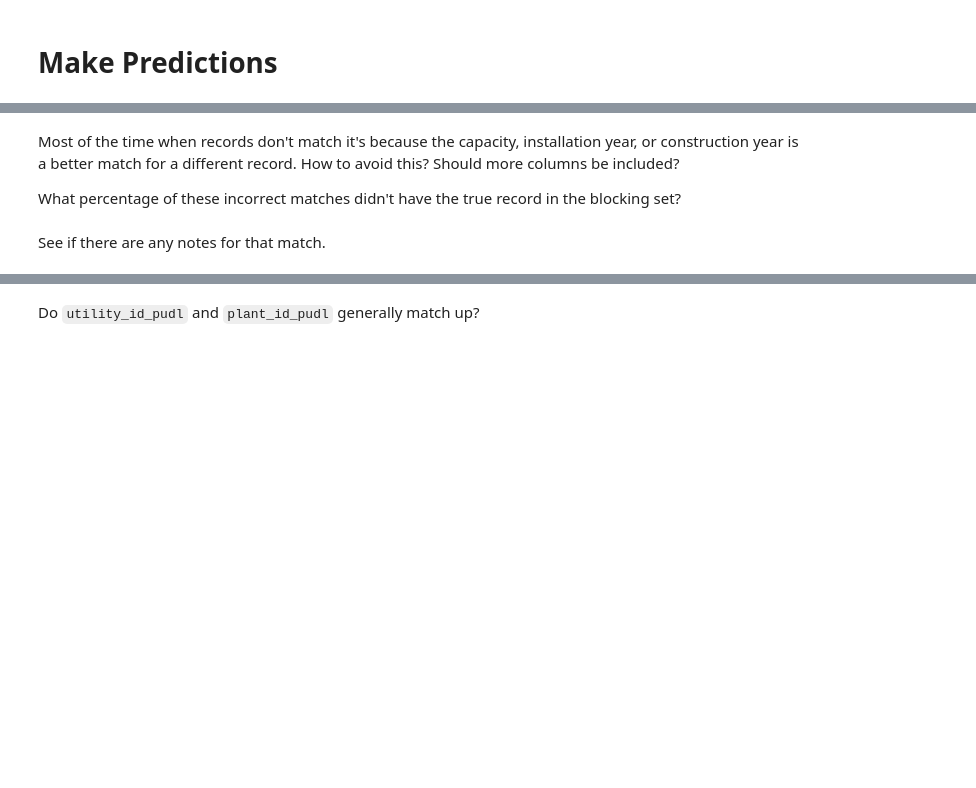
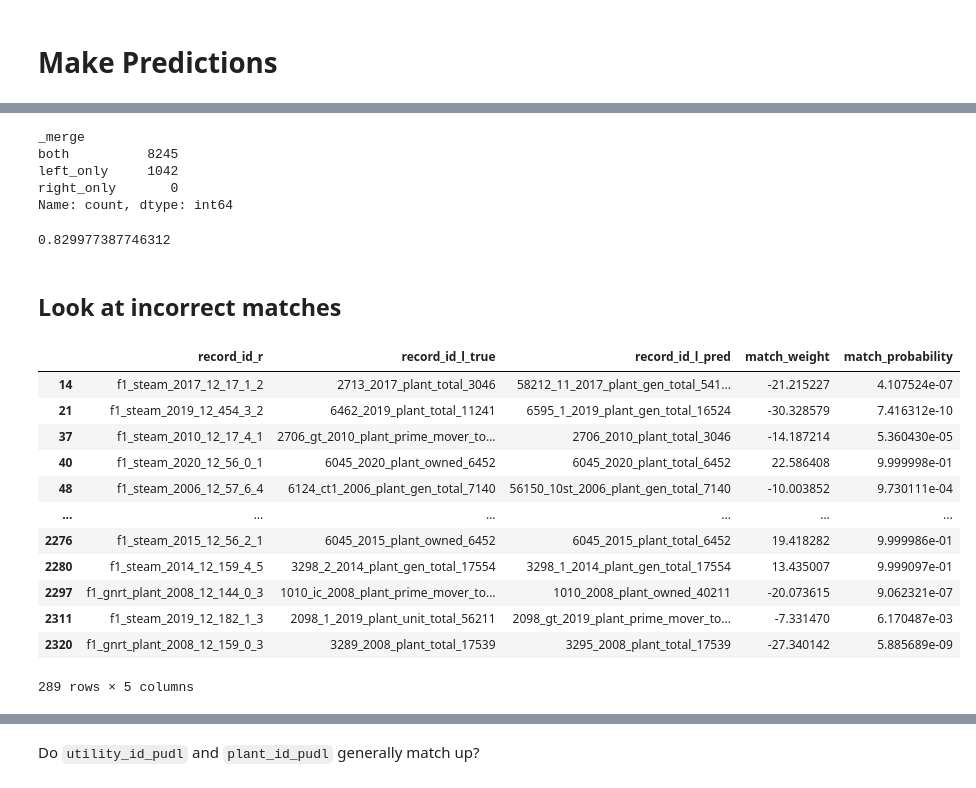
Before and after one commit to catalyst-cooperative/ccai-entity-matching, a Jupyter notebook: notebooks/splink_model.ipynb, the cells around one changed output, grey strips where cells are left out. Cells and saved outputs as stored; diff of their text form; code cells hidden in the pictures; blank space fills up the shorter version.

```diff
--- a/notebooks/splink_model.ipynb
+++ b/notebooks/splink_model.ipynb
@@ -246,10 +555,11 @@ one_to_one_preds = sorted_preds_df.groupby("record_id_r").first()
 # %%
-cols = [col + "_l" for col in matching_cols]
-cols += [col + "_r" for col in matching_cols]
+cols = [col + "_l" for col in matching_cols_used]
+cols += [col + "_r" for col in matching_cols_used]
 extra_cols = ["plant_id_pudl_l", "plant_id_pudl_r", "utility_id_pudl_l", "utility_id_pudl_r"]
 cols.sort()
 cols = ["record_id_l", "match_weight", "match_probability"] + cols + extra_cols
 one_to_one_preds = one_to_one_preds[cols].reset_index()
 # %%
-labels_df = train_df.copy()
+test_labels_df = train_df.copy()
+# test_labels_df = y_test.copy()
 # %%
@@ -257,6 +567,6 @@ n_train_records = len(labels_df)
 # %%
 # how many FERC records had matches above the match threshold
-predicted_train_matches = labels_df.merge(
+predicted_test_matches = test_labels_df.merge(
     one_to_one_preds,
     how="left",
     on=["record_id_r"],
@@ -264,9 +574,17 @@ predicted_train_matches = labels_df.merge(
     suffixes=("_true", "_pred"))
 # %%
 # how many FERC train records had matches above the match threshold
-predicted_train_matches._merge.value_counts()
+predicted_test_matches._merge.value_counts()
+# %% [output]
+_merge
+both          8245
+left_only     1042
+right_only       0
+Name: count, dtype: int64
 # %%
 # how many FERC train records were correctly matched
-correct_filter = (predicted_train_matches.record_id_l_true == predicted_train_matches.record_id_l_pred)
-correct_matches = predicted_train_matches[correct_filter]
-len(correct_matches)/n_train_records
+correct_filter = (predicted_test_matches.record_id_l_true == predicted_test_matches.record_id_l_pred)
+correct_matches = predicted_test_matches[correct_filter]
+len(correct_matches)/n_test_records
+# %% [output]
+0.829977387746312
@@ -273,8 +593,19 @@ len(correct_matches)/n_train_records
+# %% [markdown]
+## Look at incorrect matches
 # %%
-# what do the incorrect matches look like
-incorrect_matches = predicted_train_matches[~correct_filter][["record_id_r", "record_id_l_true", "record_id_l_pred", "match_weight", "match_probability"]]
+incorrect_matches = predicted_test_matches[~correct_filter][["record_id_r", "record_id_l_true", "record_id_l_pred", "match_weight", "match_probability"]]
 incorrect_matches
+# %% [output]
+|  | record_id_r | record_id_l_true | record_id_l_pred | match_weight | match_probability |
+| 14 | f1_steam_2017_12_17_1_2 | 2713_2017_plant_total_3046 | 58212_11_2017_plant_gen_total_541... | -21.215227 | 4.107524e-07 |
+| 21 | f1_steam_2019_12_454_3_2 | 6462_2019_plant_total_11241 | 6595_1_2019_plant_gen_total_16524 | -30.328579 | 7.416312e-10 |
+| 37 | f1_steam_2010_12_17_4_1 | 2706_gt_2010_plant_prime_mover_to... | 2706_2010_plant_total_3046 | -14.187214 | 5.360430e-05 |
+| 40 | f1_steam_2020_12_56_0_1 | 6045_2020_plant_owned_6452 | 6045_2020_plant_total_6452 | 22.586408 | 9.999998e-01 |
+| 48 | f1_steam_2006_12_57_6_4 | 6124_ct1_2006_plant_gen_total_7140 | 56150_10st_2006_plant_gen_total_7140 | -10.003852 | 9.730111e-04 |
+| ... | ... | ... | ... | ... | ... |
+| 2276 | f1_steam_2015_12_56_2_1 | 6045_2015_plant_owned_6452 | 6045_2015_plant_total_6452 | 19.418282 | 9.999986e-01 |
+| 2280 | f1_steam_2014_12_159_4_5 | 3298_2_2014_plant_gen_total_17554 | 3298_1_2014_plant_gen_total_17554 | 13.435007 | 9.999097e-01 |
+| 2297 | f1_gnrt_plant_2008_12_144_0_3 | 1010_ic_2008_plant_prime_mover_to... | 1010_2008_plant_owned_40211 | -20.073615 | 9.062321e-07 |
+| 2311 | f1_steam_2019_12_182_1_3 | 2098_1_2019_plant_unit_total_56211 | 2098_gt_2019_plant_prime_mover_to... | -7.331470 | 6.170487e-03 |
+| 2320 | f1_gnrt_plant_2008_12_159_0_3 | 3289_2008_plant_total_17539 | 3295_2008_plant_total_17539 | -27.340142 | 5.885689e-09 |
+289 rows × 5 columns
-# %% [markdown]
-Most of the time when records don't match it's because the capacity, installation year, or construction year is a better match for a different record. How to avoid this? Should more columns be included?
-
-What percentage of these incorrect matches didn't have the true record in the blocking set?
@@ -289,2 +611,0 @@ rec_comparison
-# %% [markdown]
-See if there are any notes for that match.
```
Also changed, not shown: parts of 63 cells of this notebook, 3 other files.
